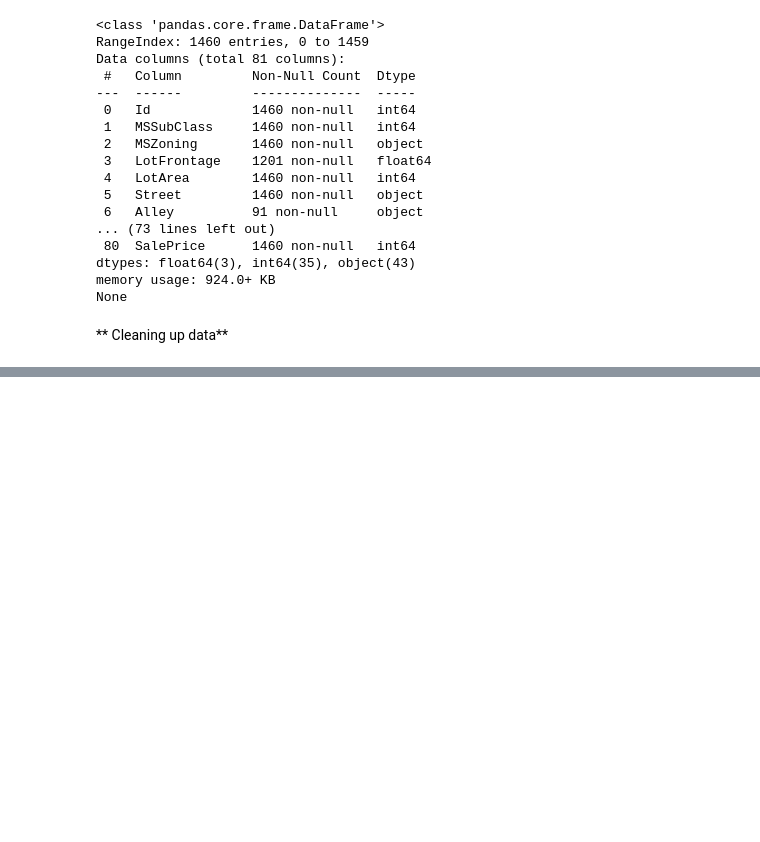
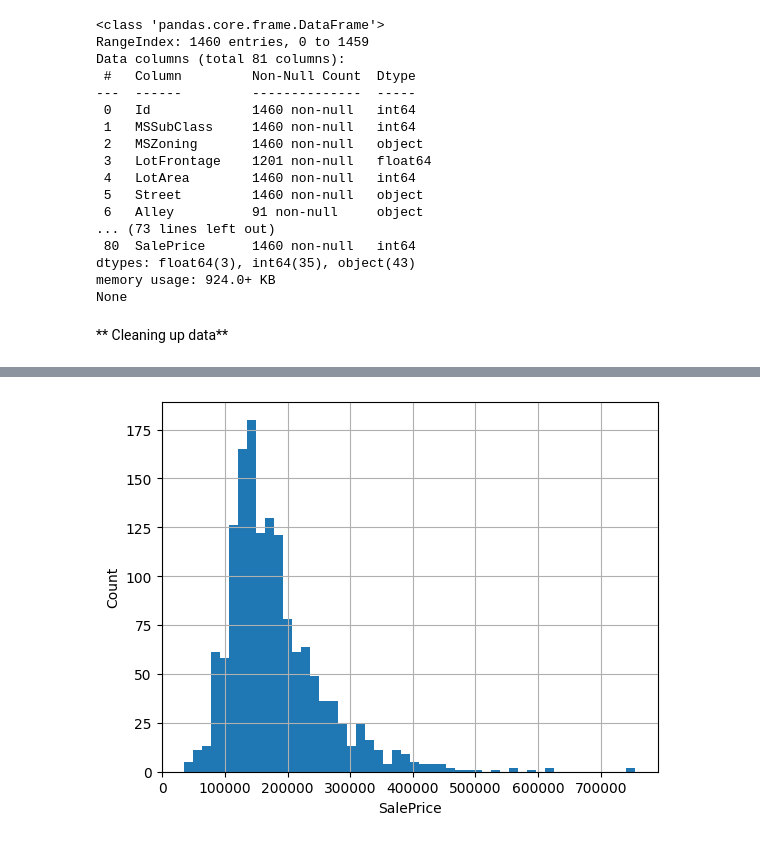
Before and after one commit to Jappieboef/housing-prediction-model, a Jupyter notebook: notebooks/explore.ipynb, the cells around one changed output, grey strips where cells are left out. Saved outputs shown, nothing was run; the diff lists cells and outputs as text; code cells hidden in the pictures; blank space fills up the shorter version.

```diff
--- a/notebooks/explore.ipynb
+++ b/notebooks/explore.ipynb
@@ -28,14 +30,19 @@ None
 # %% [markdown]
 ** Cleaning up data**
 # %%
-missing = df.isnull().sum()
-missing[missing > 0].sort_values(ascending=False)
-
 
 df["PoolQC"] = df["PoolQC"].fillna("None")
 
 cols = ["MiscFeature","Alley","Fence","FireplaceQu","GarageType","GarageCond","GarageQual","BsmtExposure","BsmtFinType2","BsmtQual","BsmtCond","BsmtFinType1"]
 for col in cols:
     df[col] = df[col].fillna("None")
+df["MasVnrType"]   = df["MasVnrType"].fillna("None")
+df["GarageFinish"] = df["GarageFinish"].fillna("None")
+df["GarageYrBlt"] = df["GarageYrBlt"].fillna(0)
+df["MasVnrArea"]  = df["MasVnrArea"].fillna(0)
+df["LotFrontage"] = df["LotFrontage"].fillna(df["LotFrontage"].median())
+df["Electrical"]  = df["Electrical"].fillna(df["Electrical"].mode()[0])
+
+missing = df.isnull().sum()
 missing[missing > 0].sort_values(ascending=False)
 # %% [output]
@@ -48,0 +64,9 @@ dtype: int64
+# %%
+import matplotlib.pyplot as plt
+
+df["SalePrice"].hist(bins = 50)
+plt.xlabel("SalePrice")
+plt.ylabel("Count")
+plt.show()
+# %% [output]
+[figure, added]
```
Also changed, not shown: parts of 5 cells of this notebook.
